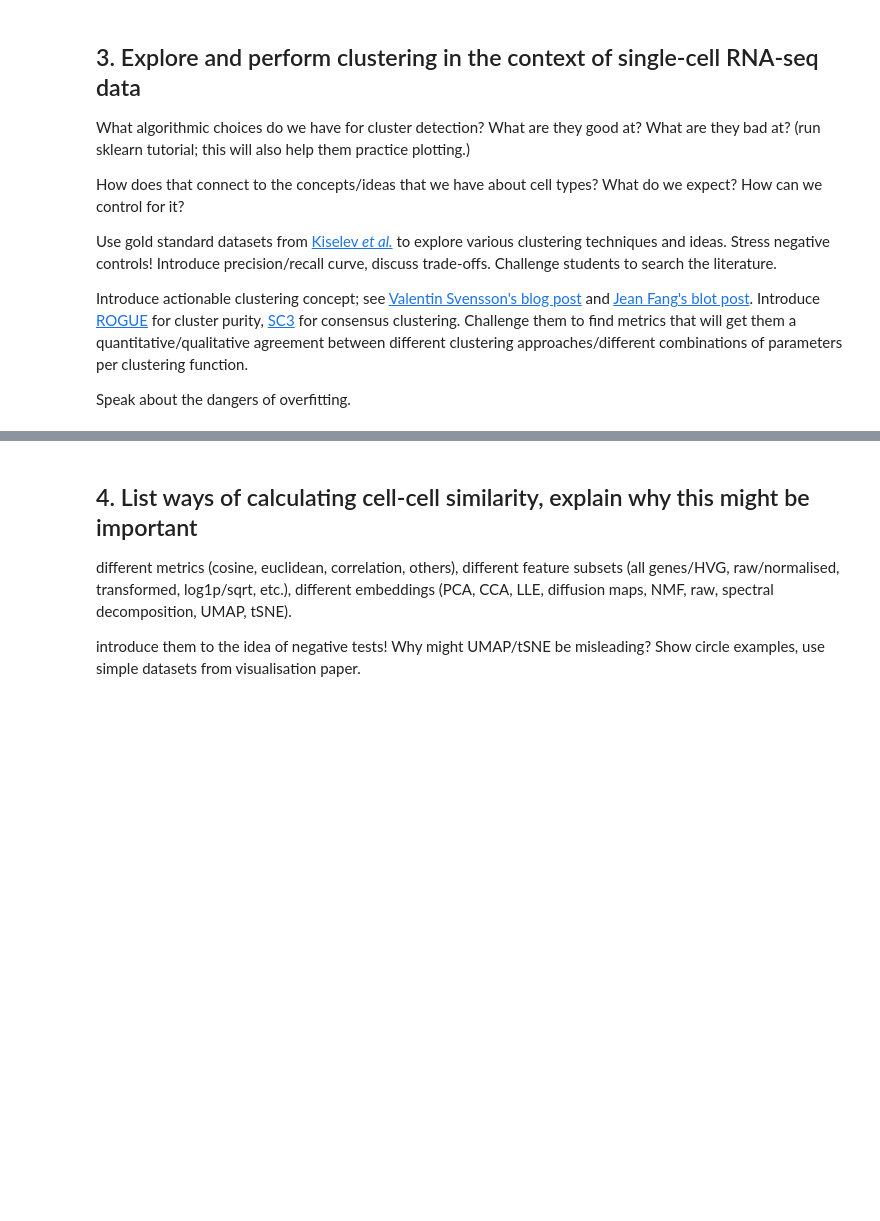
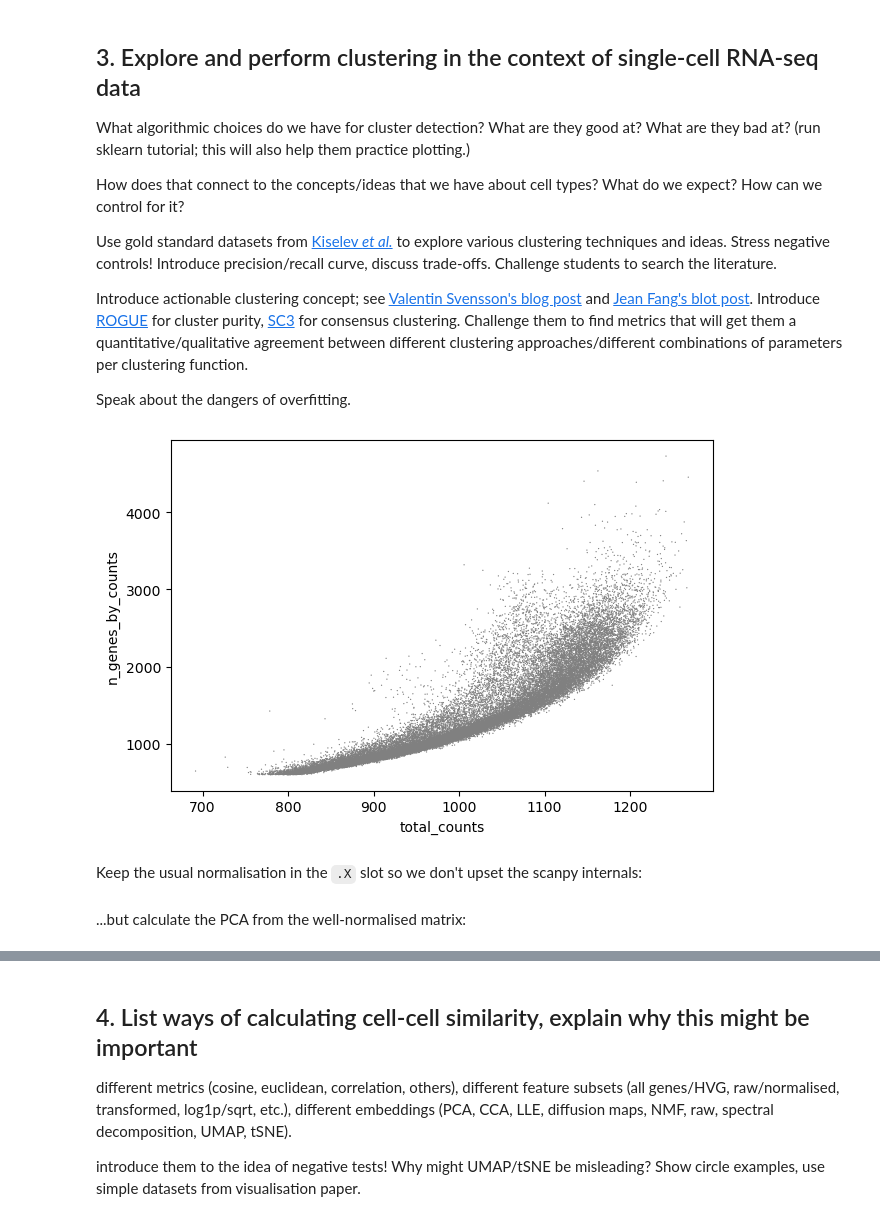
Before and after one commit to galicae/ue300164, a Jupyter notebook: units/02-clustering.ipynb, the cells around one changed output, grey strips where cells are left out. Saved outputs shown, nothing was run; the diff lists cells and outputs as text; code cells hidden in the pictures; blank space fills up the shorter version.

```diff
--- a/units/02-clustering.ipynb
+++ b/units/02-clustering.ipynb
@@ -105,0 +57,6 @@ import scanpy as sc
+# %%
+sc.pl.scatter(adata, x='total_counts', y='n_genes_by_counts')
+# %% [output]
+[figure, added]
+# %% [markdown]
+Keep the usual normalisation in the `.X` slot so we don't upset the scanpy internals:
@@ -105,0 +68,2 @@ import scanpy as sc
+# %% [markdown]
+...but calculate the PCA from the well-normalised matrix:
```
Also changed, not shown: parts of 21 cells of this notebook, 3 other files.
